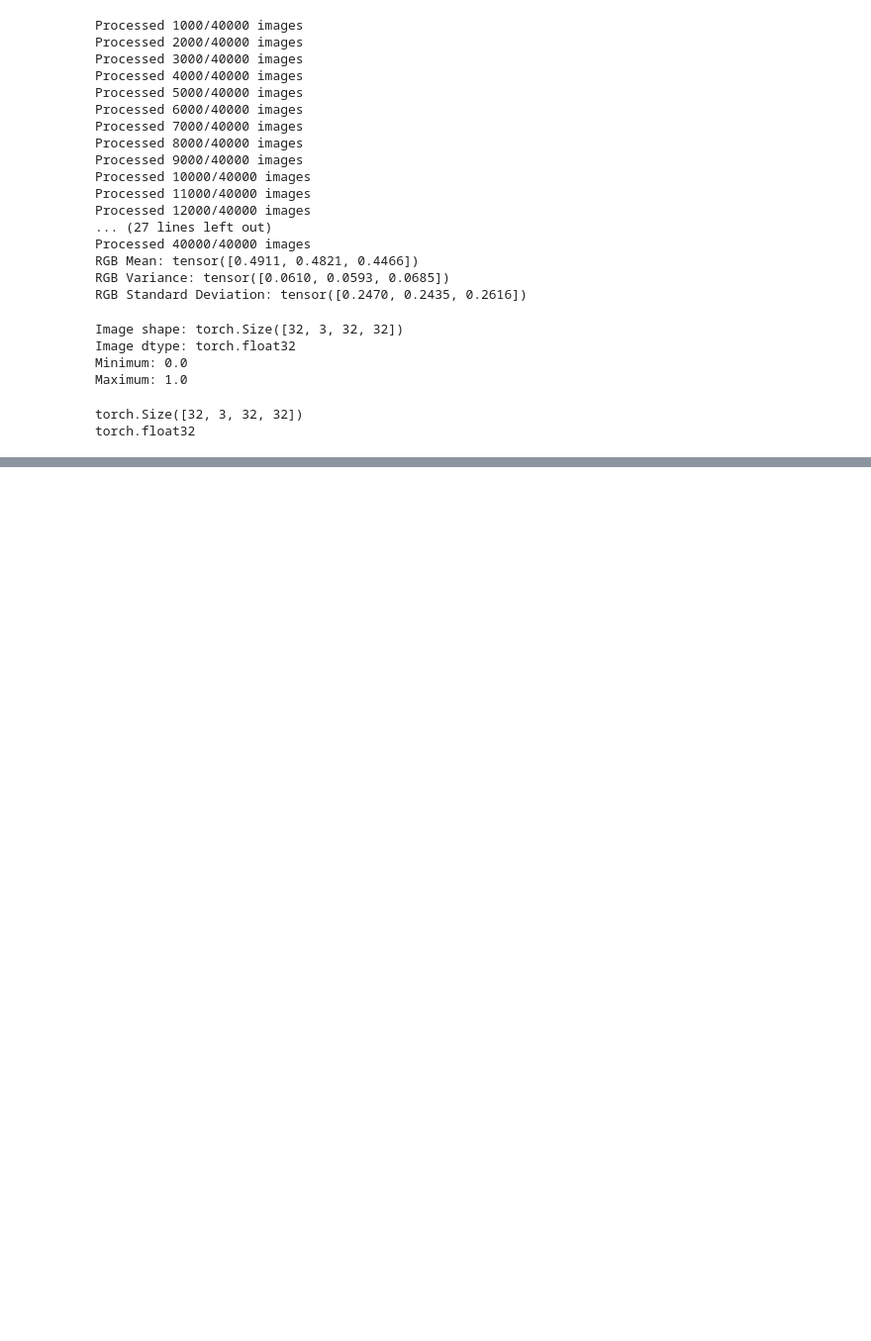
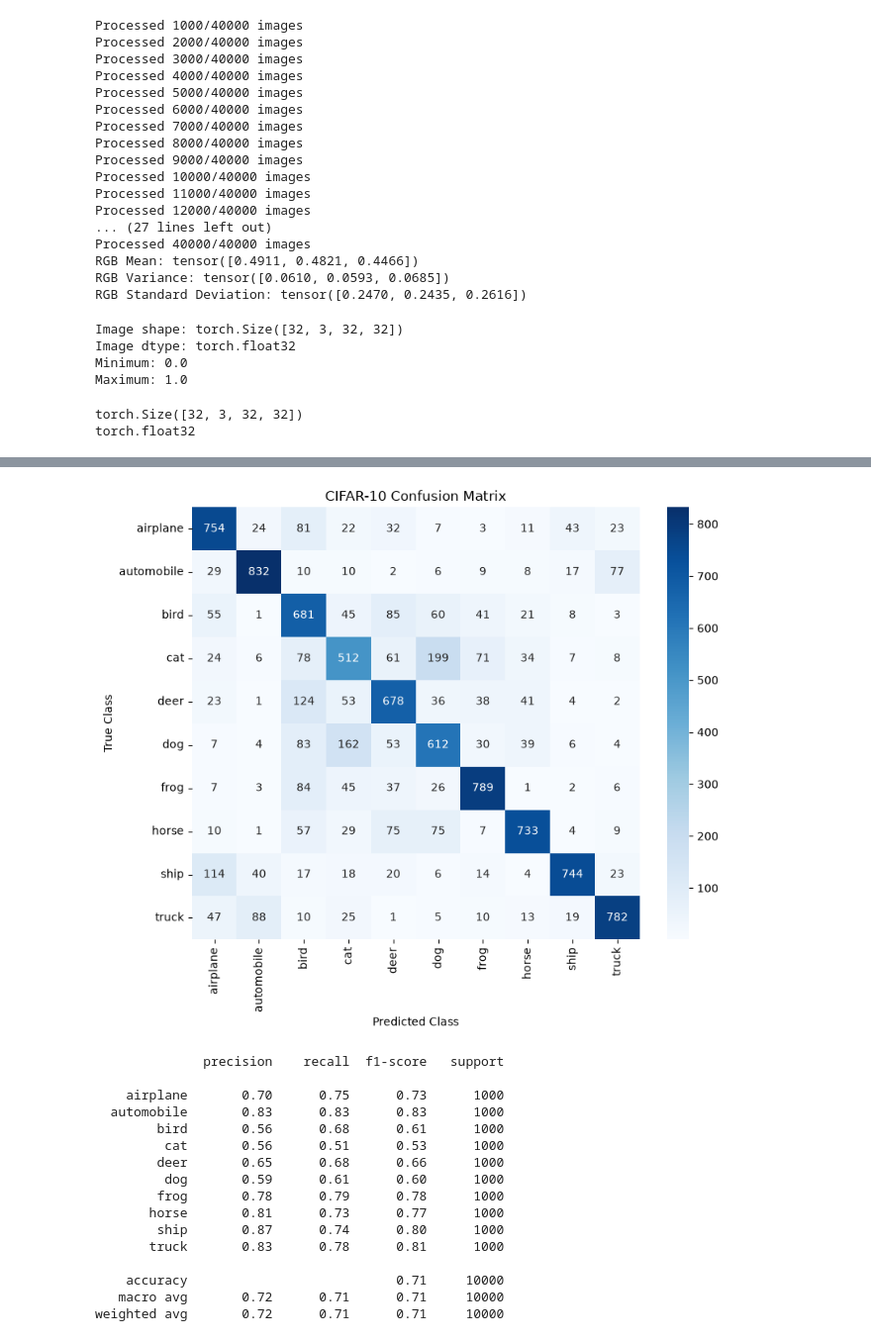
Before and after one commit to rushabh-borkar/CIFAR-10-CNN, a Jupyter notebook: cifar10_cnn.ipynb, the cells around one changed output, grey strips where cells are left out. Shown at 99% size. Drawn from its saved outputs; the diff is of its cells as text; code cells hidden in the pictures; blank space fills up the shorter version.

```diff
--- a/cifar10_cnn.ipynb
+++ b/cifar10_cnn.ipynb
@@ -704,0 +1006,48 @@ Labels: tensor([8, 0, 1, 6, 9, 2, 4, 2, 3, 2, 5, 4, 7, 5, 8, 7, 8, 3, 9, 8, 9, 9
+# %%
+from sklearn.metrics import confusion_matrix, classification_report
+import seaborn as sns
+import numpy as np
+
+all_preds = []
+all_labels = []
+
+Sequential_layer.eval()
+with torch.inference_mode():
+    for imgs, lbls in test_loader:
+        out = Sequential_layer(imgs)
+        preds = torch.argmax(out, dim=1)
+        all_preds.extend(preds.cpu().numpy())
+        all_labels.extend(lbls.cpu().numpy())
+
+class_names = [idx_to_class[i] for i in range(10)]
+
+# Plot Confusion Matrix
+cm = confusion_matrix(all_labels, all_preds)
+plt.figure(figsize=(9, 7))
+sns.heatmap(cm, annot=True, fmt="d", cmap="Blues",
+            xticklabels=class_names, yticklabels=class_names)
+plt.xlabel("Predicted Class")
+plt.ylabel("True Class")
+plt.title("CIFAR-10 Confusion Matrix")
+plt.show()
+
+# Print Precision, Recall, F1-Score
+print(classification_report(all_labels, all_preds, target_names=class_names))
+# %% [output]
+[figure, added]
+              precision    recall  f1-score   support
+
+    airplane       0.70      0.75      0.73      1000
+  automobile       0.83      0.83      0.83      1000
+        bird       0.56      0.68      0.61      1000
+         cat       0.56      0.51      0.53      1000
+        deer       0.65      0.68      0.66      1000
+         dog       0.59      0.61      0.60      1000
+        frog       0.78      0.79      0.78      1000
+       horse       0.81      0.73      0.77      1000
+        ship       0.87      0.74      0.80      1000
+       truck       0.83      0.78      0.81      1000
+
+    accuracy                           0.71     10000
+   macro avg       0.72      0.71      0.71     10000
+weighted avg       0.72      0.71      0.71     10000
```
Also changed, not shown: parts of 19 cells of this notebook, 5 other files.
